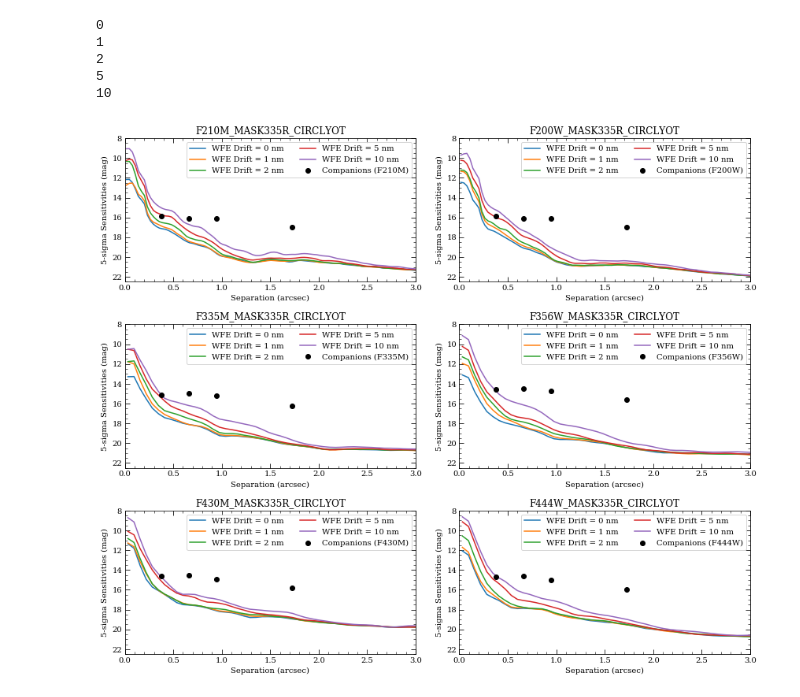
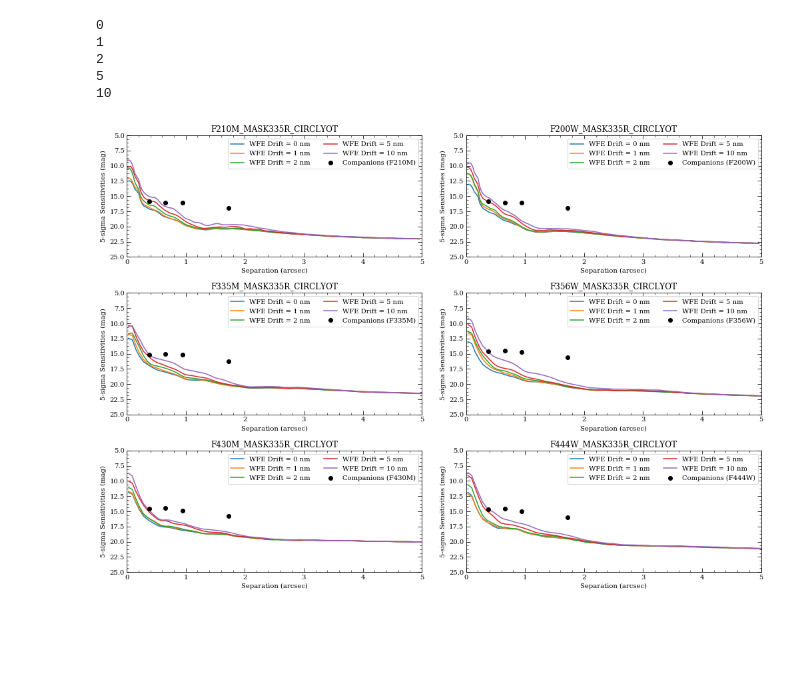
Before and after one commit to JarronL/pynrc, a Jupyter notebook: notebooks/Example_HR8799.ipynb, the cells around one changed output. Cells and saved outputs as stored; diff of their text form; code cells hidden in the pictures; blank space fills up the shorter version.

```diff
--- a/notebooks/Example_HR8799.ipynb
+++ b/notebooks/Example_HR8799.ipynb
@@ -103,11 +103,11 @@ def obs_optimize(obs_dict, sp_opt=None, tacq_max=1400, nint_min=15, ng_max=10, *
         ref = sci.nrc_ref
 
         # Ramp optimization for both science and reference targets
-        for obs, sp in zip([sci, ref], [sp_sci, sp_ref]):
+        for obs2, sp in zip([sci, ref], [sp_sci, sp_ref]):
             i = nrow = 0
             while nrow==0:
                 well_max = well_levels[i]
-                tbl = obs.ramp_optimize(sp_opt, sp, tacq_max=tacq_max, tacq_frac=0.01,
+                tbl = obs2.ramp_optimize(sp_opt, sp, tacq_max=tacq_max, tacq_frac=0.01,
                                         nint_min=nint_min, ng_max=ng_max,
                                         well_frac_max=well_max, ideal_Poisson=True,
                                         **kwargs)
@@ -117,7 +117,7 @@ def obs_optimize(obs_dict, sp_opt=None, tacq_max=1400, nint_min=15, ng_max=10, *
             # Grab the highest ranked MULTIACCUM settings and update the detector readout
             v1, v2, v3 = tbl['Pattern', 'NGRP', 'NINT'][0]
             print(tbl[0].as_void())
-            obs.update_detectors(read_mode=v1, ngroup=v2, nint=v3)
+            obs2.update_detectors(read_mode=v1, ngroup=v2, nint=v3)
 # %% [markdown]
 # HR 8799 Contrast Comparisons
 # %%
@@ -135,11 +135,11 @@ sp_sci.name = name
 # Reference Star
 # Argument tuple: (Name, distance, sptype model params, age, kmag)
 args_ref = ('HD 220657', 52.2, (5888, -0.01, 3.22), 1000,  3.04)
-name, dist, sp_args, age, kmag = args_ref
+name_ref, dist_ref, sp_args, age_ref, kmag_ref = args_ref
 
 sp = S.Icat('ck04models', *sp_args)
-sp_ref = sp.renorm(kmag, 'vegamag', bp_k)
-sp_ref.name = name
+sp_ref = sp.renorm(kmag_ref, 'vegamag', bp_k)
+sp_ref.name = name_ref
 # %%
 # HR8799 planet magnitudes
 # [b, c, d, e]
@@ -543,31 +542,31 @@ for i, wfe_drift in enumerate(wfe_list):
 5
 10
 # %%
-fig,axes = plt.subplots(3,2, figsize=(12,10))
+fig,axes = plt.subplots(3,2, figsize=(14,10))
 # Plot contrast curves
 for j, contrasts in enumerate(contrast_all):
     for i,ax in enumerate(axes.flatten()):
         rr, contrast, mag_sens = contrasts[i]
         label="WFE Drift = {} nm".format(wfe_list[j])
         ax.plot(rr, mag_sens, label=label)
 
 for i,ax in enumerate(axes.flatten()):
     filt, mask, pupil = args_list[i]
     pmag = planet_mags.get(filt)
     label = 'Companions ({})'.format(filt)
     ax.plot(planet_dist, pmag, marker='o', ls='None', label=label, color='k', zorder=10)
 
 
-    ax.set_xlim([0,3])
-    ax.set_ylim([22.5,8])
+    ax.set_xlim([0,5])
+    ax.set_ylim([25,5])
     ax.minorticks_on()
     ax.set_title(filt_keys[i])
     ax.legend(ncol=2)
 
     ax.set_ylabel('{}-sigma Sensitivities (mag)'.format(nsig))
     ax.set_xlabel('Separation (arcsec)')
 
 fig.tight_layout()
 fig.subplots_adjust(wspace=0.15)
 # %% [output]
-[figure, old version]
+[figure, new version]
```
Also changed, not shown: parts of 4 cells of this notebook, 20 other files.
